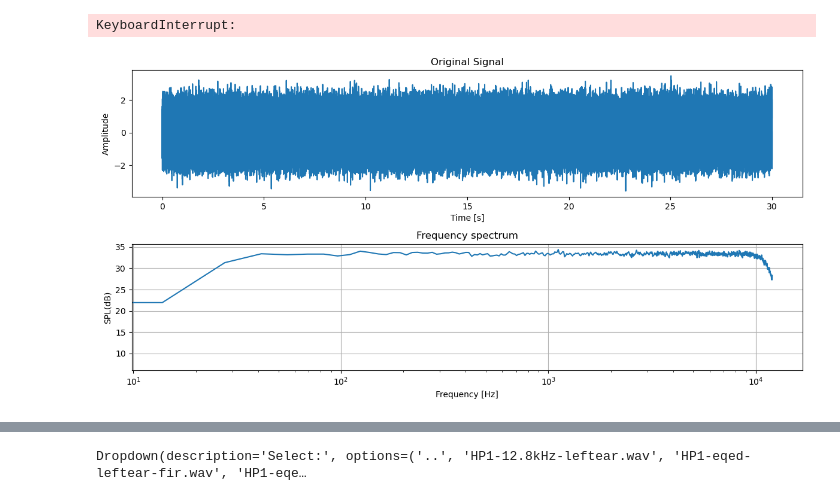
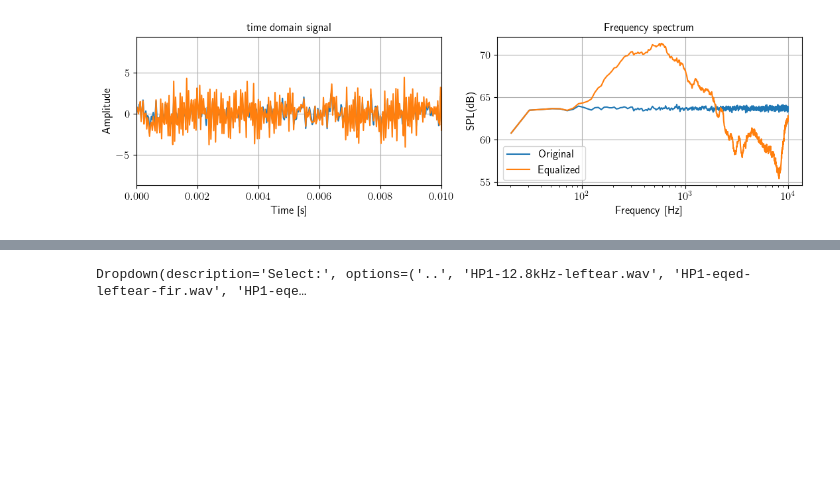
Before and after one commit to 1ieng2en/3d_beamforming, a Jupyter notebook: Measurement.ipynb, the cells around one changed output, grey strips where cells are left out. Saved outputs shown, nothing was run; the diff lists cells and outputs as text; code cells hidden in the pictures; blank space fills up the shorter version.

```diff
--- a/Measurement.ipynb
+++ b/Measurement.ipynb
@@ -2,10 +2,10 @@
 import numpy as np
 import sounddevice as sd
 import datetime
-from scipy.signal import butter, lfilter_rec
+from scipy.signal import butter, lfilter
 from scipy.io import wavfile
 
-def generate_white_noise(duration, sample_rate=44100):
+def generate_white_noise(duration, sample_rate):
     """
     generate white noise
     to make experiments reproducible, set a seed
@@ -14,7 +14,7 @@ def generate_white_noise(duration, sample_rate=44100):
     white_noise = np.random.randn(int(sample_rate * duration))
     return white_noise
 
-def band_limited_white_noise(low, high, duration, sample_rate=44100):
+def band_limited_white_noise(low, high, duration, sample_rate):
     """Apply a butterworth filter"""
     white_noise = generate_white_noise(duration, sample_rate)
     nyq = 0.5 * sample_rate
@@ -24,7 +24,7 @@ def band_limited_white_noise(low, high, duration, sample_rate=44100):
     band_limited = lfilter(b, a, white_noise)
     return band_limited
 
-def pseudo_white_noise(low, high, repetitions, duration, sample_rate=44100):
+def pseudo_white_noise(low, high, repetitions, duration, sample_rate):
     """Generate pseudoNoise"""
     # use sinusoidal signal with random phase as pseudo noise
     # t = np.linspace(0, duration, int(sample_rate * duration), endpoint=False)
@@ -40,7 +40,7 @@ def pseudo_white_noise(low, high, repetitions, duration, sample_rate=44100):
 import numpy as np
 import sounddevice as sd
 
-def play_sound(sound, channel, sample_rate=44100):
+def play_sound(sound, channel, sample_rate):
     """Play the sound on a specified channel (0 or 1)"""
     if sound.ndim == 1:
         # If the sound is mono, duplicate it for both channels
@@ -83,8 +127,10 @@ FileNotFoundError: [Errno 2] No such file or directory: 'Recordings/HATS_recordi
 
 # generate and play white noise
 # for i in np.arange(10):
-duration = 30 # 10s
-band_limited_noise = band_limited_white_noise(20, 12000, duration)
+duration = 40 # 10s
+band_limited_noise = band_limited_white_noise(20, 14000, duration, sample_rate)
 
-# apply the filte
-eq_noise = eq_prep.apply_eq(band_limited_noise, fs = 44100, filter_rec, ref_level)
+# apply the taps with filtfilt
+from scipy.signal import filtfilt, lfilter
+eq_noise = filtfilt(taps, 1, band_limited_noise)
+# eq_noise = np.sign(eq_noise) * np.sqrt(np.abs(eq_noise))
@@ -100,40 +137,43 @@ plt.show()
-# %%
-# channel 0: left ear, channel 1: right ear
-play_sound(sound = band_limited_noise, channel=0)
-# %% [output]
-KeyboardInterrupt:
 # %%
 import numpy as np
 import matplotlib.pyplot as plt
 from scipy.signal import welch
 
 # parameters：
-sample_rate=44100
 time_signal = np.arange(0, duration, 1/sample_rate)
+data_signal_eq = eq_noise
 data_signal = band_limited_noise
 
 # FFT
 frequencies, fft_result = welch(data_signal, fs=sample_rate, scaling='spectrum', nperseg=3200, return_onesided=True)
-
-# choose the frequency range of fft analysis
-min_freq = 0
-max_freq = 12000
+frequencies, fft_result_eq = welch(data_signal_eq, fs=sample_rate, scaling='spectrum', nperseg=3200, return_onesided=True)
+fft_result = np.sqrt(fft_result)
+fft_result_eq = np.sqrt(fft_result_eq)
+# choose the frequency range of fft analysis from 20Hz to 10kHz
+min_freq = 20
+max_freq = 10000
 mask = (frequencies >= min_freq) & (frequencies <= max_freq)
 
-plt.figure(figsize=(12, 6))
-plt.subplot(2, 1, 1)
-plt.plot(time_signal, data_signal)
-plt.title('Original Signal')
+plt.figure(figsize=ASPECT)
+plt.subplot(1, 2, 1)
+plt.plot(time_signal, data_signal, label='Original')
+plt.plot(time_signal, data_signal_eq, label='Equalized')
+plt.title('time domain signal')
 plt.xlabel('Time [s]')
 plt.ylabel('Amplitude')
+plt.xlim([0, 0.01])
+plt.grid()
 
-plt.subplot(2, 1, 2)
-plt.semilogx(frequencies[mask],20*np.log10(np.abs(fft_result[mask])/20e-6))
+plt.subplot(1, 2, 2)
+plt.semilogx(frequencies[mask],20*np.log10(np.abs(fft_result[mask])/20e-6), label='Original')
+plt.semilogx(frequencies[mask],20*np.log10(np.abs(fft_result_eq[mask])/20e-6), label='Equalized')
 plt.title('Frequency spectrum')
 plt.xlabel('Frequency [Hz]')
 plt.ylabel('SPL(dB)')
+# make the legend location be outside the plot upper right
+plt.legend(loc='lower left')
 plt.tight_layout()
 plt.grid()
 plt.show()
 # %% [output]
-[figure, old version]
+[figure, new version]
```
Also changed, not shown: parts of 27 cells of this notebook, 22 other files.
